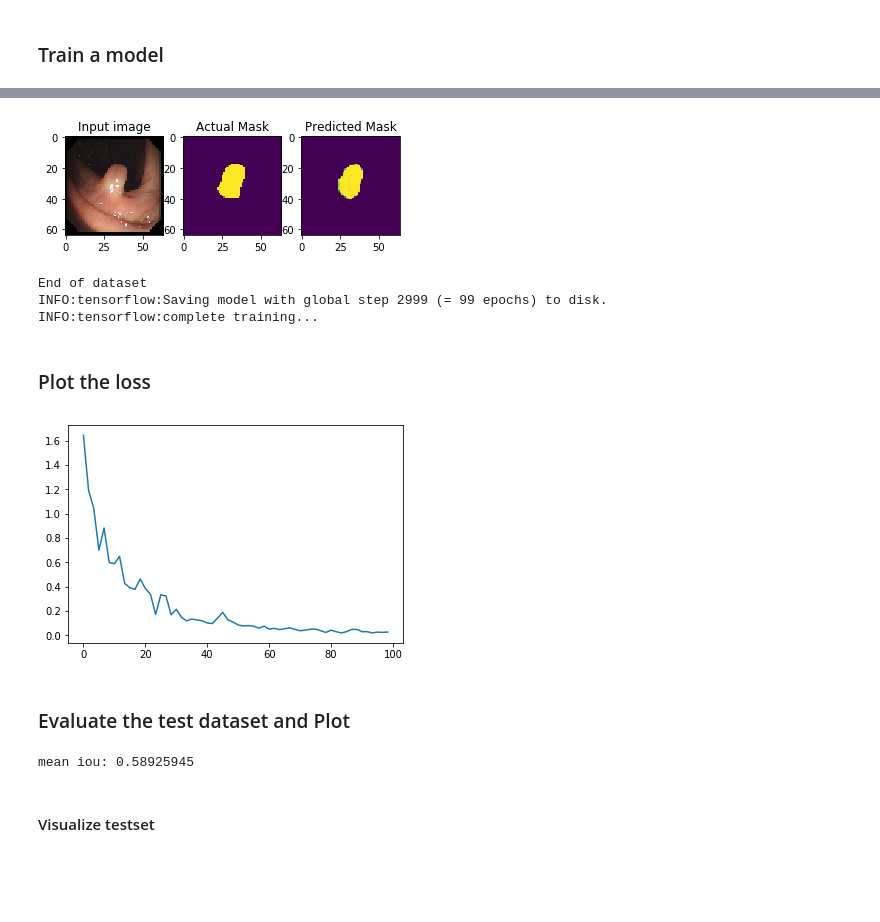
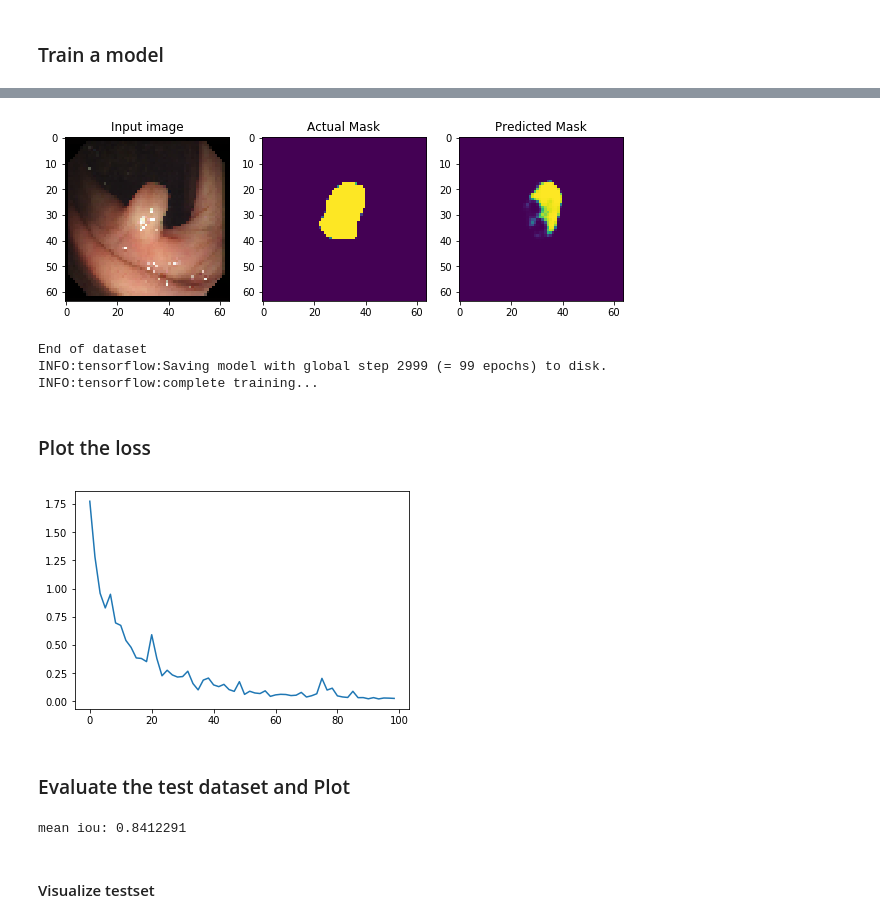
Before and after one commit to ilguyi/tensorflow.tutorials, a Jupyter notebook: tf.version.1/06.images/01.image_segmentation.ipynb, the cells around one changed output, grey strips where cells are left out. Drawn from its saved outputs; the diff is of its cells as text; code cells hidden in the pictures; blank space fills up the shorter version.

Commit message:
fix wrong mou measure (add tf.round)

```diff
--- a/tf.version.1/06.images/01.image_segmentation.ipynb
+++ b/tf.version.1/06.images/01.image_segmentation.ipynb
@@ -152,7 +152,7 @@ img_shape = (image_size, image_size, 3)
 batch_size = 8
 max_epochs = 100
 print_steps = 50
-save_epochs = 50
+save_epochs = 20
 train_dir = 'train/exp1'
 # %% [markdown]
 # Build our input pipeline with `tf.data`
@@ -210,7 +210,7 @@ def get_baseline_dataset(filenames,
   dataset = dataset.map(_process_pathnames, num_parallel_calls=threads)
 
   if shuffle:
-    dataset = dataset.shuffle(num_x)
+    dataset = dataset.shuffle(num_x * 10)
 
   # It's necessary to repeat our data for all epochs
   dataset = dataset.repeat(max_epochs).batch(batch_size)
@@ -441,7 +441,7 @@ while True:
       # print sample image
       img, label, predicted_label = sess.run([model.input_images, model.targets, model.predicted_images],
                                              feed_dict={model.handle: test_handle})
-      #plt.figure(figsize=(5, 15))
+      plt.figure(figsize=(10, 20))
       plt.subplot(1, 3, 1)
       plt.imshow(img[0,: , :, :])
       plt.title("Input image")
@@ -472,4 +472,4 @@ Epochs: 98.33 global_step: 2950 loss: 0.028 (561.31 examples/sec; 0.014 sec/batc
-[figure, old version]
+[figure, new version]
 End of dataset
 INFO:tensorflow:Saving model with global step 2999 (= 99 epochs) to disk.
 INFO:tensorflow:complete training...
@@ -480,7 +480,7 @@ loss_history = np.asarray(loss_history)
 plt.plot(loss_history[:,0], loss_history[:,1])
 plt.show()
 # %% [output]
-[figure, old version]
+[figure, new version]
 # %% [markdown]
 ### Evaluate the test dataset and Plot
 # %%
@@ -493,8 +493,8 @@ test_ds_eval = get_baseline_dataset(x_test_filenames,
 test_iterator_eval = test_ds_eval.make_one_shot_iterator()
 test_handle_eval = sess.run(test_iterator_eval.string_handle())
 # %%
-mean_iou, mean_iou_op = tf.metrics.mean_iou(labels=tf.to_int32(model.targets),
-                                            predictions=tf.to_int32(model.predicted_images),
+mean_iou, mean_iou_op = tf.metrics.mean_iou(labels=tf.to_int32(tf.round(model.targets)),
+                                            predictions=tf.to_int32(tf.round(model.predicted_images)),
                                             num_classes=2,
                                             name='mean_iou')
 sess.run(tf.local_variables_initializer())
@@ -502,7 +502,7 @@ sess.run(tf.local_variables_initializer())
 sess.run(mean_iou_op, feed_dict={model.handle: test_handle_eval})
 print("mean iou:", sess.run(mean_iou))
 # %% [output]
-mean iou: 0.58925945
+mean iou: 0.8412291
 # %% [markdown]
 #### Visualize testset
 # %%
```
Also changed, not shown: parts of 3 cells of this notebook.
